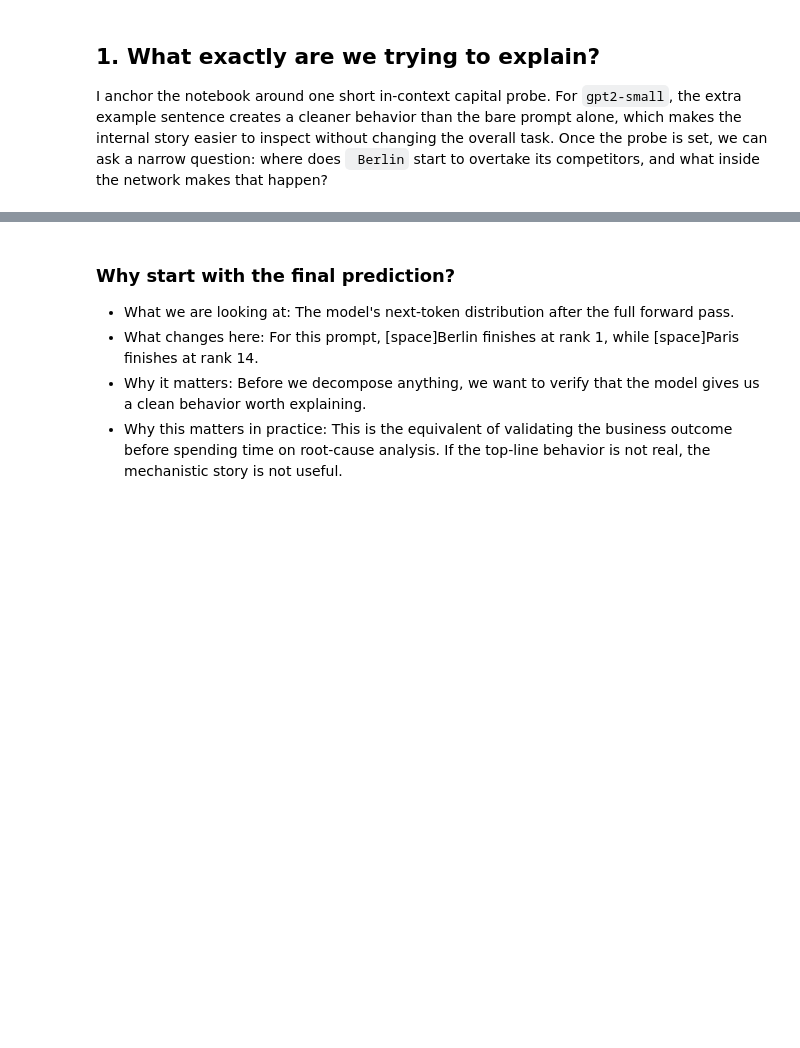
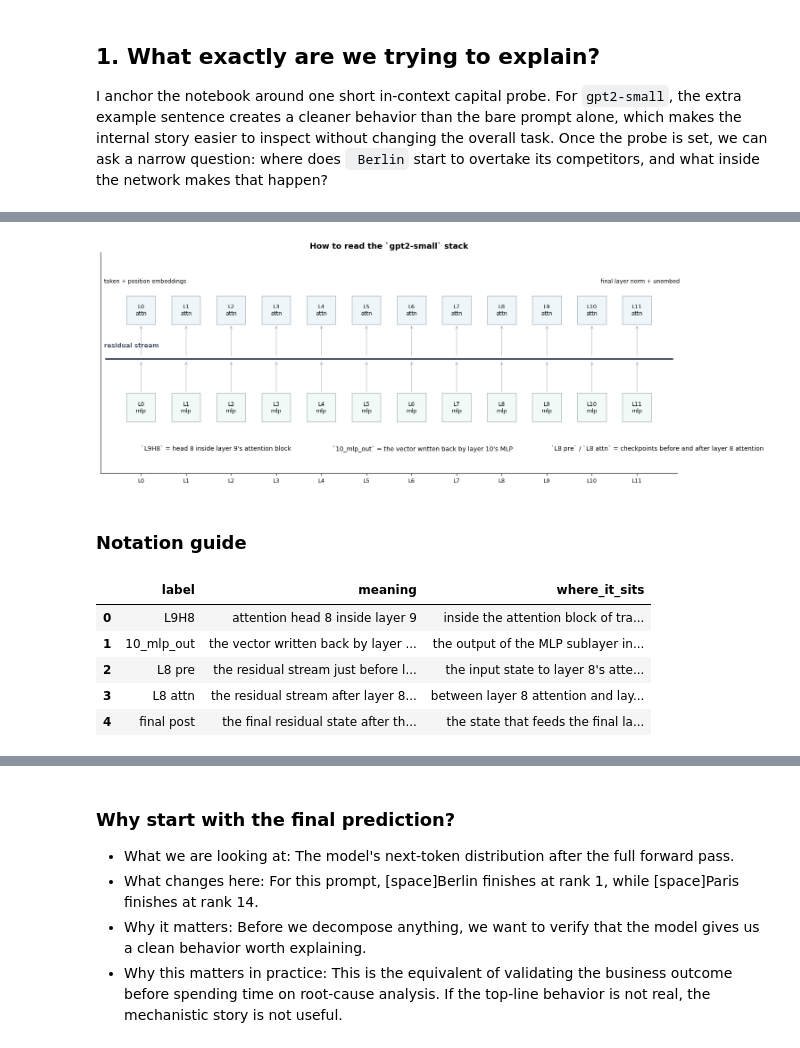
Before and after one commit to benk7alifa/llm-mechanics-lab, a Jupyter notebook: notebooks/llm_mechanics_lab.ipynb, the cells around one changed output, grey strips where cells are left out. Cells and saved outputs as stored; diff of their text form; code cells hidden in the pictures; blank space fills up the shorter version.

```diff
--- a/notebooks/llm_mechanics_lab.ipynb
+++ b/notebooks/llm_mechanics_lab.ipynb
@@ -664 +903,25 @@ Loaded pretrained model gpt2-small into HookedTransformer
+# %%
+notation_df = pd.DataFrame(
+    [
+        {"label": "L9H8", "meaning": "attention head 8 inside layer 9", "where_it_sits": "inside the attention block of transformer layer 9"},
+        {"label": "10_mlp_out", "meaning": "the vector written back by layer 10's MLP", "where_it_sits": "the output of the MLP sublayer in transformer layer 10"},
+        {"label": "L8 pre", "meaning": "the residual stream just before layer 8 attention runs", "where_it_sits": "the input state to layer 8's attention sublayer"},
+        {"label": "L8 attn", "meaning": "the residual stream after layer 8 attention writes back", "where_it_sits": "between layer 8 attention and layer 8 MLP"},
+        {"label": "final post", "meaning": "the final residual state after the last MLP write", "where_it_sits": "the state that feeds the final layer norm and unembedding"},
+    ]
+)
+
+plot_model_architecture_overview(model)
+plt.show()
+display(Markdown("### Notation guide"))
+display(notation_df)
+# %% [output]
+[figure, added]
+### Notation guide
+|  | label | meaning | where_it_sits |
+| 0 | L9H8 | attention head 8 inside layer 9 | inside the attention block of tra... |
+| 1 | 10_mlp_out | the vector written back by layer ... | the output of the MLP sublayer in... |
+| 2 | L8 pre | the residual stream just before l... | the input state to layer 8's atte... |
+| 3 | L8 attn | the residual stream after layer 8... | between layer 8 attention and lay... |
+| 4 | final post | the final residual state after th... | the state that feeds the final la... |
 # %%
```
Also changed, not shown: parts of 77 cells of this notebook, 1 other file.
